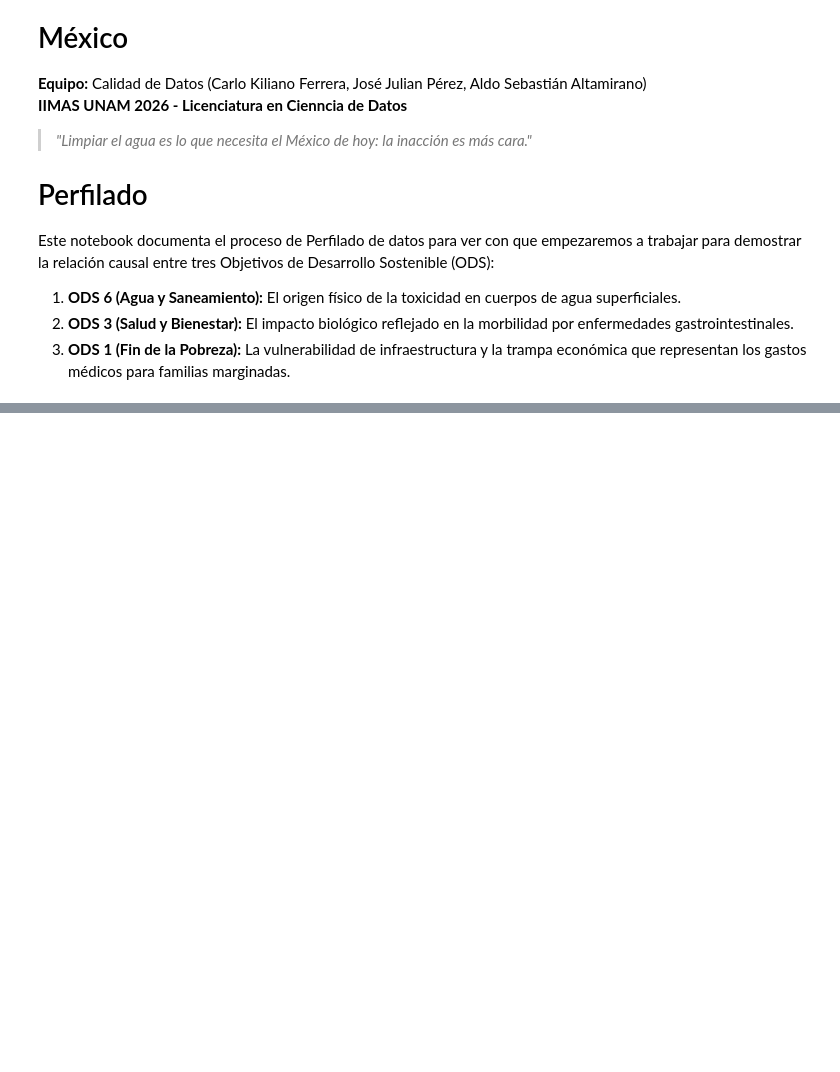
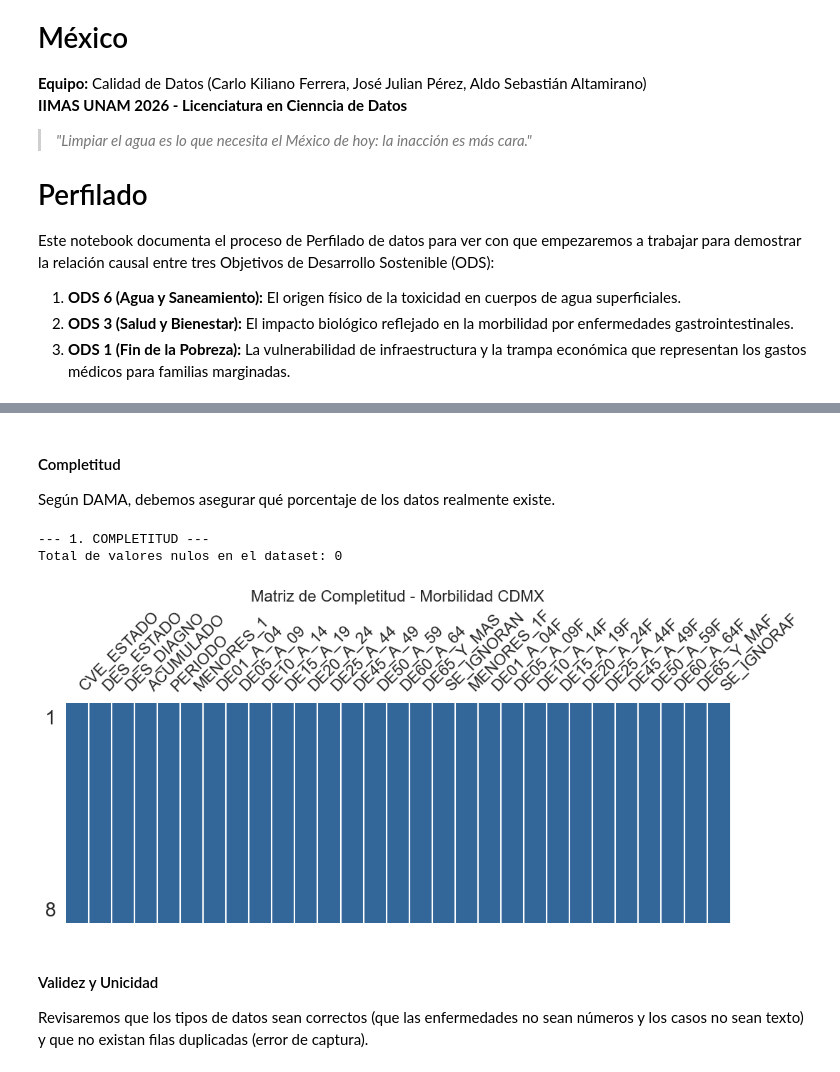
Before and after one commit to CarloKiliano/CalidadAgua_CDMX, a Jupyter notebook: notebooks/Perfilado.ipynb, the cells around one changed output, grey strips where cells are left out. Cells and saved outputs as stored; diff of their text form; code cells hidden in the pictures; blank space fills up the shorter version.

Commit message:
Avance Perfilado

```diff
--- a/notebooks/Perfilado.ipynb
+++ b/notebooks/Perfilado.ipynb
@@ -195,0 +264,6 @@ Procesando 7 archivos...
+# %%
+ruta_morbilidad = PROJECT_ROOT / 'datos' / 'datos_crudos' / 'Anuario_Morbilidad_2017.csv'
+ruta_inegi = PROJECT_ROOT / 'datos' / 'datos_crudos' / 'conjunto_de_datos_iter_00CSV20.csv'
+ruta_pobreza = PROJECT_ROOT / 'datos' / 'datos_crudos' / 'pobreza_grupos_poblacionales_edad.csv'
+ruta_sitios_conagua = PROJECT_ROOT / 'datos' / 'datos_crudos' / 'Sitios_CONAGUA.csv'
+ruta_resultados_conagua = PROJECT_ROOT / 'datos' / 'datos_crudos' / 'Resultados_CONAGUA.csv'
@@ -195,0 +333,34 @@ Procesando 7 archivos...
+# %%
+import pandas as pd
+import numpy as np
+import matplotlib.pyplot as plt
+import seaborn as sns
+import missingno as msno
+from IPython.display import display
+
+# Configuración estética profesional para las gráficas
+sns.set_theme(style="whitegrid", palette="muted")
+plt.rcParams['figure.figsize'] = (12, 6)
+# %% [markdown]
+#### Completitud
+Según DAMA, debemos asegurar qué porcentaje de los datos realmente existe.
+# %%
+print("--- 1. COMPLETITUD ---")
+total_nulos = df_cdmx_morbi.isnull().sum().sum()
+print(f"Total de valores nulos en el dataset: {total_nulos}")
+
+# Visualización de la matriz de nulidad (Si el dataset fuera grande, mostraría huecos en blanco)
+msno.matrix(df_cdmx_morbi, figsize=(12, 4), color=(0.2, 0.4, 0.6), sparkline=False)
+plt.title("Matriz de Completitud - Morbilidad CDMX", fontsize=16)
+plt.show()
+
+# *Nota de Perfilado:* Los Anuarios de Morbilidad de la Secretaría de Salud
+# suelen tener imputación por defecto con ceros (0). Si vemos 0 nulos, significa
+# que la base está estructuralmente completa.
+# %% [output]
+--- 1. COMPLETITUD ---
+Total de valores nulos en el dataset: 0
+[figure, added]
+# %% [markdown]
+#### Validez y Unicidad
+Revisaremos que los tipos de datos sean correctos (que las enfermedades no sean números y los casos no sean texto) y que no existan filas duplicadas (error de captura).
```
Also changed, not shown: parts of 39 cells of this notebook.
